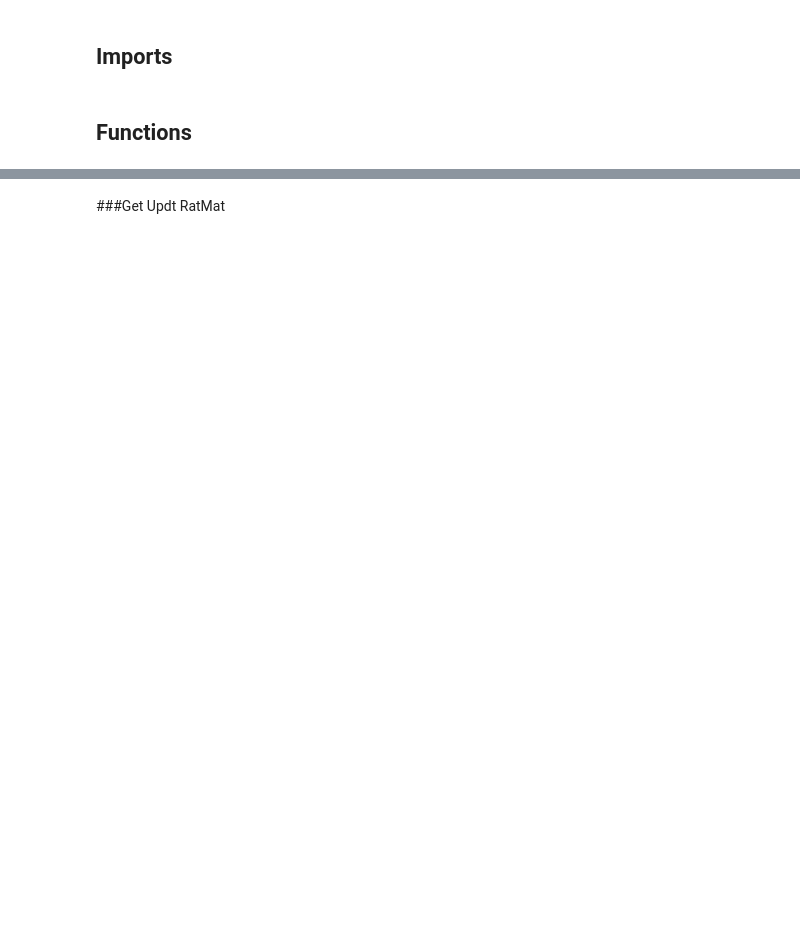
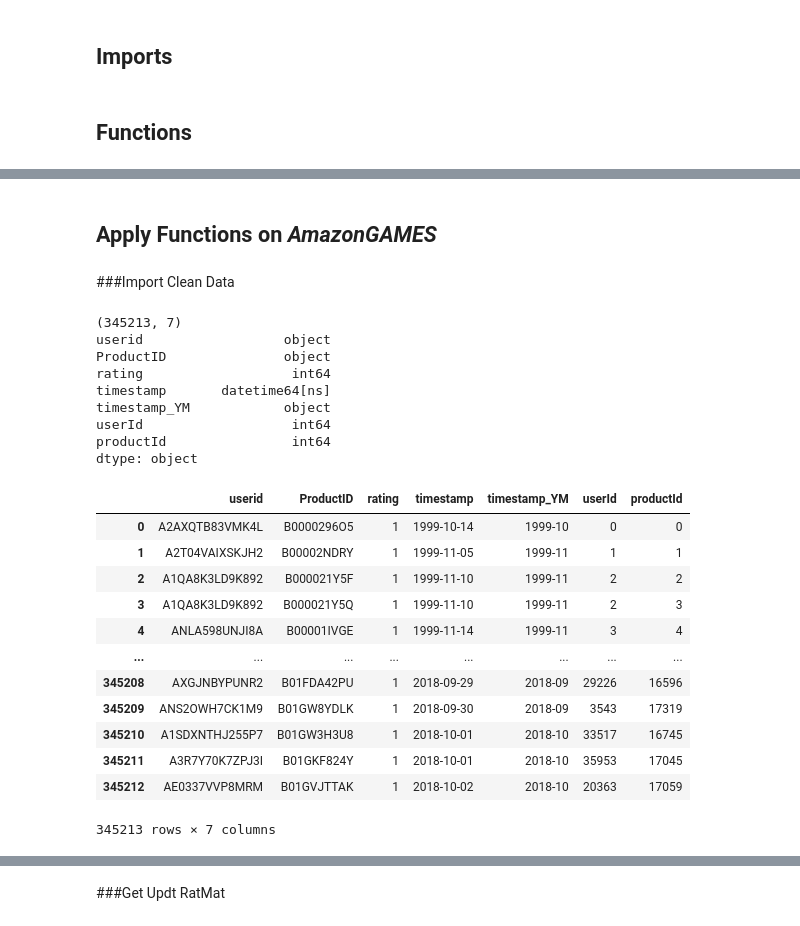
Before and after one commit to Oluwafemi-939/Incremental_PSI, a Jupyter notebook: Notebooks/IncreUpdt_AMZGames.ipynb, the cells around one changed output, grey strips where cells are left out. Cells and saved outputs as stored; diff of their text form; code cells hidden in the pictures; blank space fills up the shorter version.

```diff
--- a/Notebooks/IncreUpdt_AMZGames.ipynb
+++ b/Notebooks/IncreUpdt_AMZGames.ipynb
@@ -233,0 +87,34 @@ for i,j in zip(New_usersList,New_itemsList):
+# %% [markdown]
+## Apply Functions on *AmazonGAMES*
+# %% [markdown]
+###Import Clean Data
+# %%
+#AMZGames_DF = pd.read_csv('/content/newIncre_AMGDF.csv')
+AMZGames_DF = pd.read_csv('/mnt/bulky/oolaleke/TDM_Dataset/AMZ_GamesFiles/AMZGames_IncreDF.csv')
+AMZGames_DF['timestamp'] = pd.to_datetime(AMZGames_DF['timestamp'])
+print(AMZGames_DF.shape)   #userId_int
+print(AMZGames_DF.dtypes)
+AMZGames_DF
+# %% [output]
+(345213, 7)
+userid                  object
+ProductID               object
+rating                   int64
+timestamp       datetime64[ns]
+timestamp_YM            object
+userId                   int64
+productId                int64
+dtype: object
+|  | userid | ProductID | rating | timestamp | timestamp_YM | userId | productId |
+| 0 | A2AXQTB83VMK4L | B0000296O5 | 1 | 1999-10-14 | 1999-10 | 0 | 0 |
+| 1 | A2T04VAIXSKJH2 | B00002NDRY | 1 | 1999-11-05 | 1999-11 | 1 | 1 |
+| 2 | A1QA8K3LD9K892 | B000021Y5F | 1 | 1999-11-10 | 1999-11 | 2 | 2 |
+| 3 | A1QA8K3LD9K892 | B000021Y5Q | 1 | 1999-11-10 | 1999-11 | 2 | 3 |
+| 4 | ANLA598UNJI8A | B00001IVGE | 1 | 1999-11-14 | 1999-11 | 3 | 4 |
+| ... | ... | ... | ... | ... | ... | ... | ... |
+| 345208 | AXGJNBYPUNR2 | B01FDA42PU | 1 | 2018-09-29 | 2018-09 | 29226 | 16596 |
+| 345209 | ANS2OWH7CK1M9 | B01GW8YDLK | 1 | 2018-09-30 | 2018-09 | 3543 | 17319 |
+| 345210 | A1SDXNTHJ255P7 | B01GW3H3U8 | 1 | 2018-10-01 | 2018-10 | 33517 | 16745 |
+| 345211 | A3R7Y70K7ZPJ3I | B01GKF824Y | 1 | 2018-10-01 | 2018-10 | 35953 | 17045 |
+| 345212 | AE0337VVP8MRM | B01GVJTTAK | 1 | 2018-10-02 | 2018-10 | 20363 | 17059 |
+345213 rows × 7 columns
```
Also changed, not shown: parts of 361 cells of this notebook, 11 other files.
